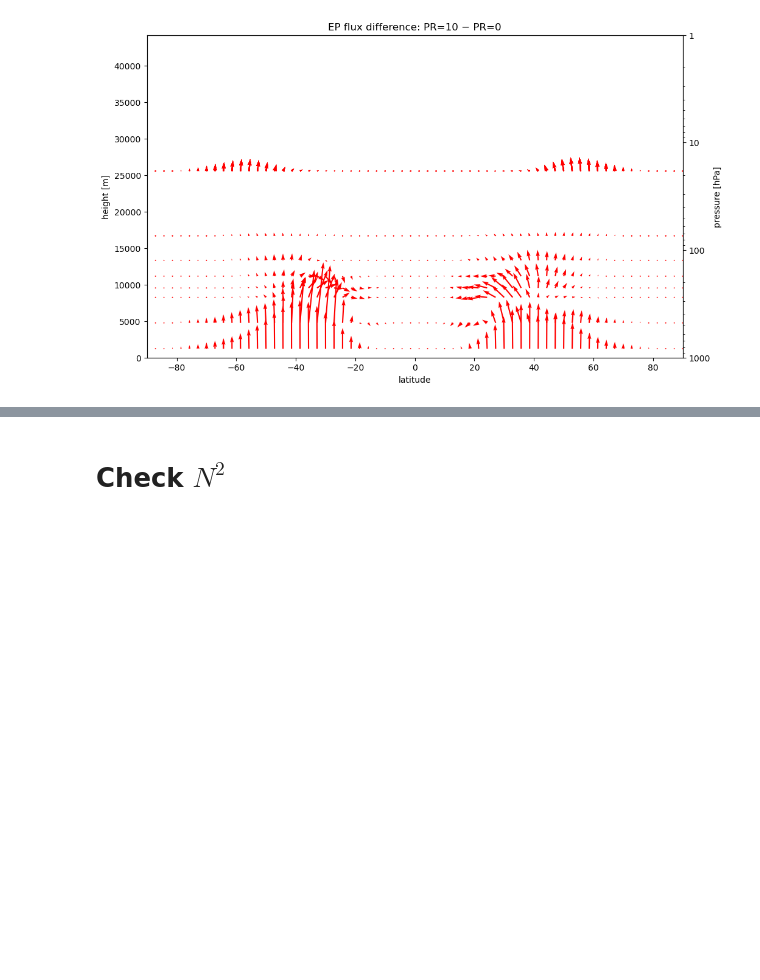
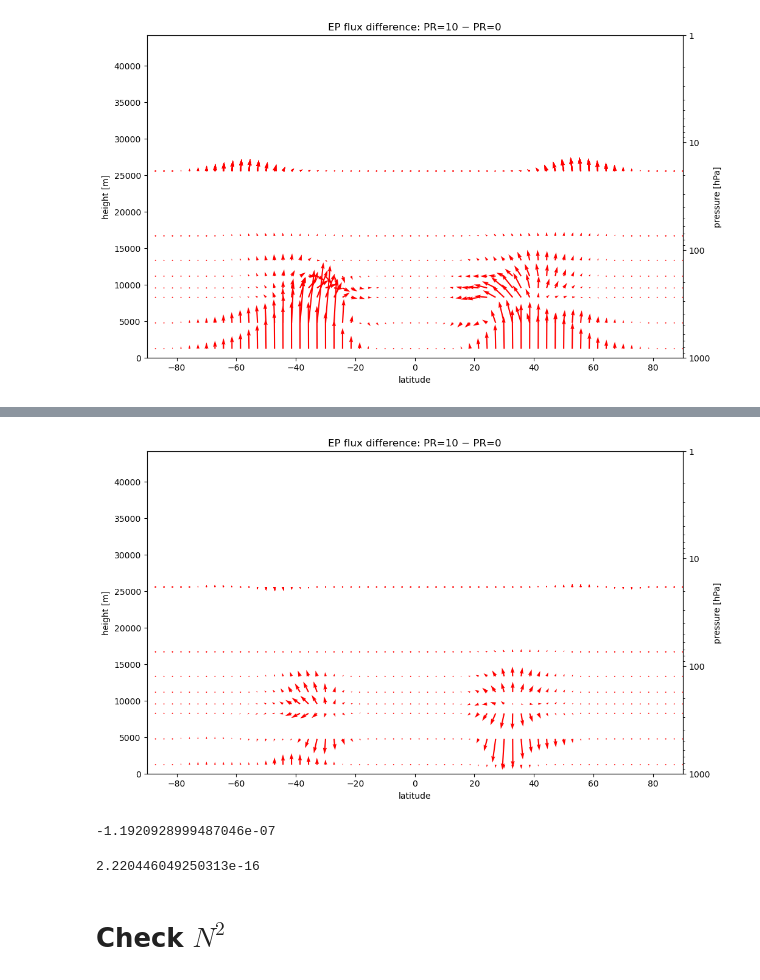
Before and after one commit to PeterChang1023/Moist_Dycore, a Jupyter notebook: EP_flux.ipynb, the cells around one changed output, grey strips where cells are left out. Cells and saved outputs as stored; diff of their text form; code cells hidden in the pictures; blank space fills up the shorter version.

Commit message:
complete EP flux anomaly in the same exp

```diff
--- a/EP_flux.ipynb
+++ b/EP_flux.ipynb
@@ -1456,3 +1602,52 @@ ax.yaxis.set_major_formatter(ticker.ScalarFormatter())
+# %%
+import matplotlib.pyplot as plt
+import matplotlib.ticker as ticker
+import sys
+sys.path.append("/data92/PeterChang/back_to_master1220/Moist_Dycore/EPflux_Jucker2020/")
+import aostools_functions as ac
+
+pres = np.array([850, 500, 300, 200, 150, 100, 70, 50, 30, 20, 10, 7, 5, 2])[::-1]
+lat = same_pr_ep_diff[10][0].latitude  # 或 f1.latitude
+
+fig, ax = plt.subplots()
+set_size(8.8, 5.3, ax)
+scale = "log"
+
+# 取出差值資料
+ep1_diff = same_pr_ep_diff[10][0].sel(latitude=lat, level=pres, method='nearest')
+ep2_diff = same_pr_ep_diff[10][1].sel(latitude=lat, level=pres, method='nearest')
+# 確保維度對齊（展平）
+yy, xx = xr.broadcast(ep1_diff.level, ep1_diff.latitude)
+
+if scale == 'log':
+    _, _, axp = ac.PlotEPfluxArrows(
+        xx.values, yy.values,
+        -ep1_diff.values, -ep2_diff.values,
+        fig, ax,
+        xlim=[-90, 90],
+        ylim=[1000, 1],
+        yscale='log',
+        newax=True,
+        scale=3e15
+    )
+    axp.get_children()[0].set_facecolor('r')
+    axp.yaxis.set_major_formatter(ticker.ScalarFormatter())
+    ax.set_ylim(0, 6.4e3 * np.log(1000))
+    ax.set_ylabel('height [m]')
+
+plt.title('EP flux difference: PR=10 − PR=0')
+ax.set_xlabel('latitude')
+ax.yaxis.set_major_formatter(ticker.ScalarFormatter())
+# %% [output]
+[figure, added]
+# %%
+ep1_diff.values.min()
+# %% [output]
+-1.1920928999487046e-07
+# %%
+ep2_diff.values.max()
+# %% [output]
+2.220446049250313e-16
 # %% [markdown]
 # Check $N^2$
 # %%
```
Also changed, not shown: parts of 9 cells of this notebook.
